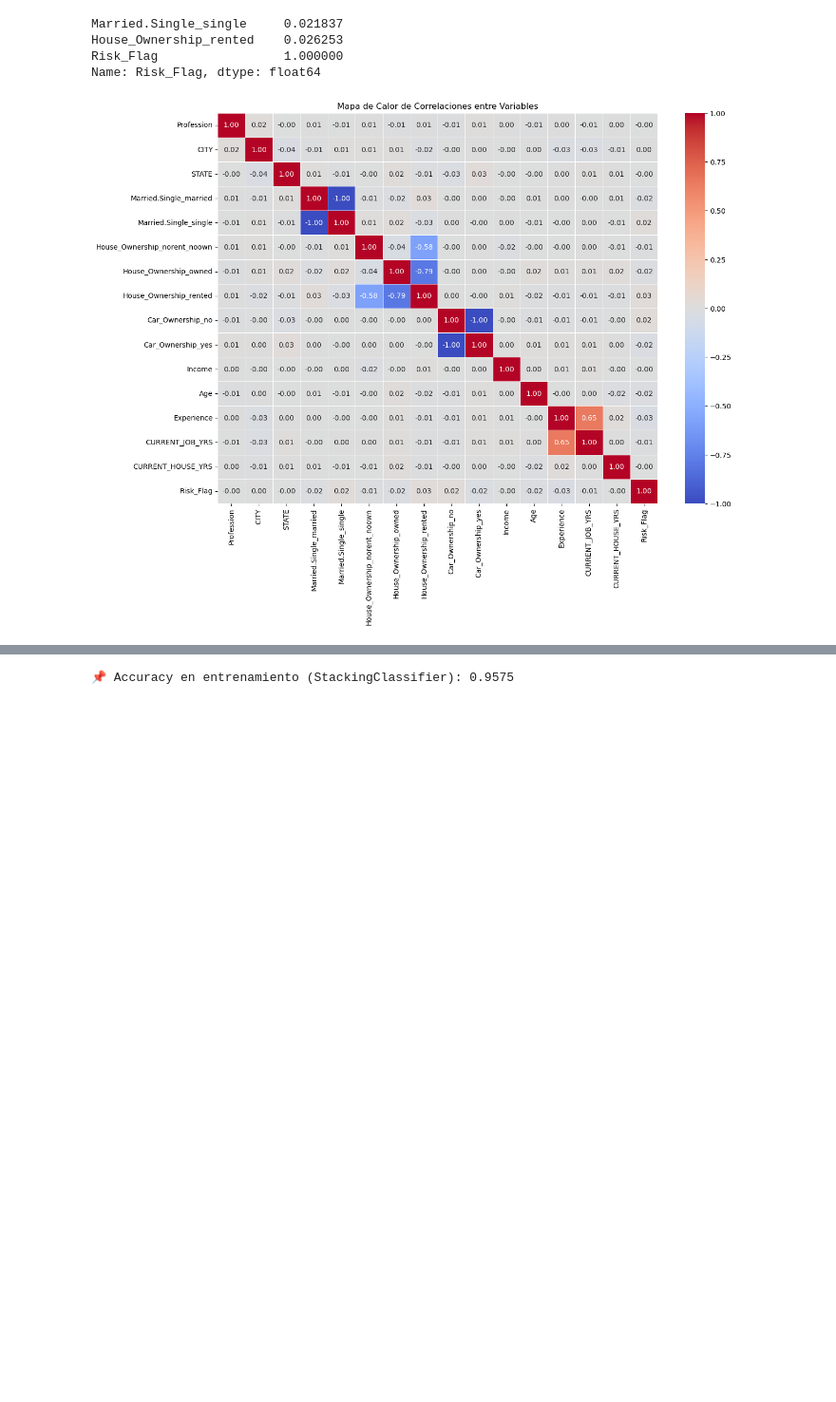
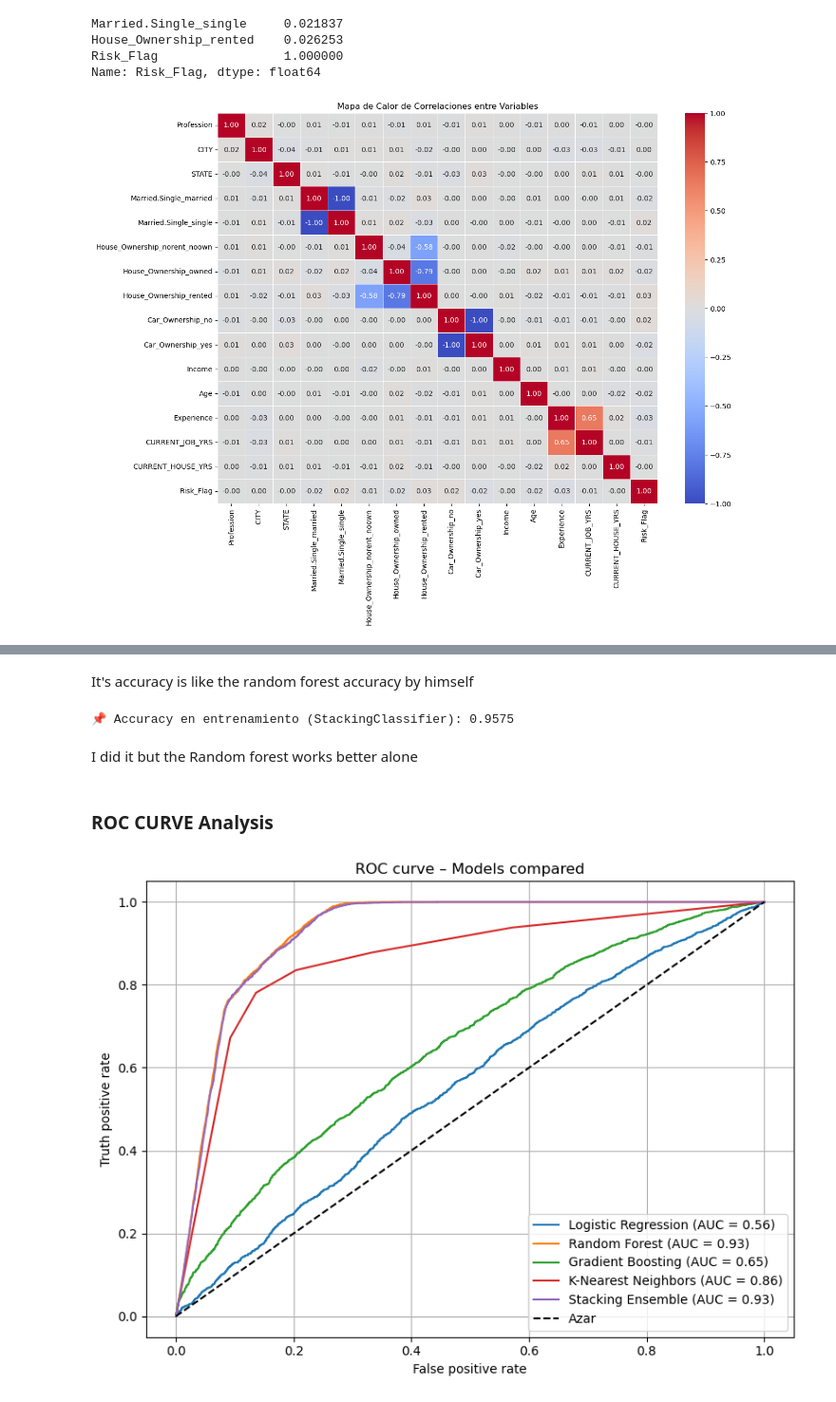
Before and after one commit to Hector-Daniel/Loan_Default_Predictions, a Jupyter notebook: Credit_score.ipynb, the cells around one changed output, grey strips where cells are left out. Shown at 95% size. Cells and saved outputs as stored; diff of their text form; code cells hidden in the pictures; blank space fills up the shorter version.

```diff
--- a/Credit_score.ipynb
+++ b/Credit_score.ipynb
@@ -621 +614,3 @@ Accuracy del modelo combinado: 0.8695578231292517
+# %% [markdown]
+It's accuracy is like the random forest accuracy by himself
 # %%
@@ -632,3 +625,42 @@ print("📌 Accuracy en entrenamiento (StackingClassifier):", round(acc_train_st
 # %%
 y_test_pred_stacked_model = stacked_model.predict(X_test)
 download_output(y_test_pred_gb, 'Stacked_model_test.csv')
+# %% [markdown]
+I did it but the Random forest works better alone
+# %% [markdown]
+### ROC CURVE Analysis
+# %%
+# Dictionary of models
+modelos_roc = {
+    'Logistic Regression': modelos['Logistic Regression'],
+    'Random Forest': modelos['Random Forest'],
+    'Gradient Boosting': modelos['Gradient Boosting'],
+    'K-Nearest Neighbors': modelos['K-Nearest Neighbors'],
+    'Stacking Ensemble': stacked_model
+}
+
+plt.figure(figsize=(8, 6))
+
+for nombre, modelo in modelos_roc.items():
+    # Obtaining positive class probabilities
+    y_val_proba = modelo.predict_proba(X_validation)[:, 1]
+
+    # Calculate ROC curve and area
+    fpr, tpr, _ = roc_curve(y_validation, y_val_proba)
+    auc = roc_auc_score(y_validation, y_val_proba)
+
+    # Graphing
+    plt.plot(fpr, tpr, label=f'{nombre} (AUC = {auc:.2f})')
+
+# Diagonal line (random)
+plt.plot([0, 1], [0, 1], 'k--', label='Azar')
+
+plt.xlabel('False positive rate')
+plt.ylabel('Truth positive rate')
+plt.title('ROC curve – Models compared')
+plt.legend(loc='lower right')
+plt.grid(True)
+plt.tight_layout()
+plt.show()
+# %% [output]
+[figure, added]
```
Also changed, not shown: parts of 32 cells of this notebook.
